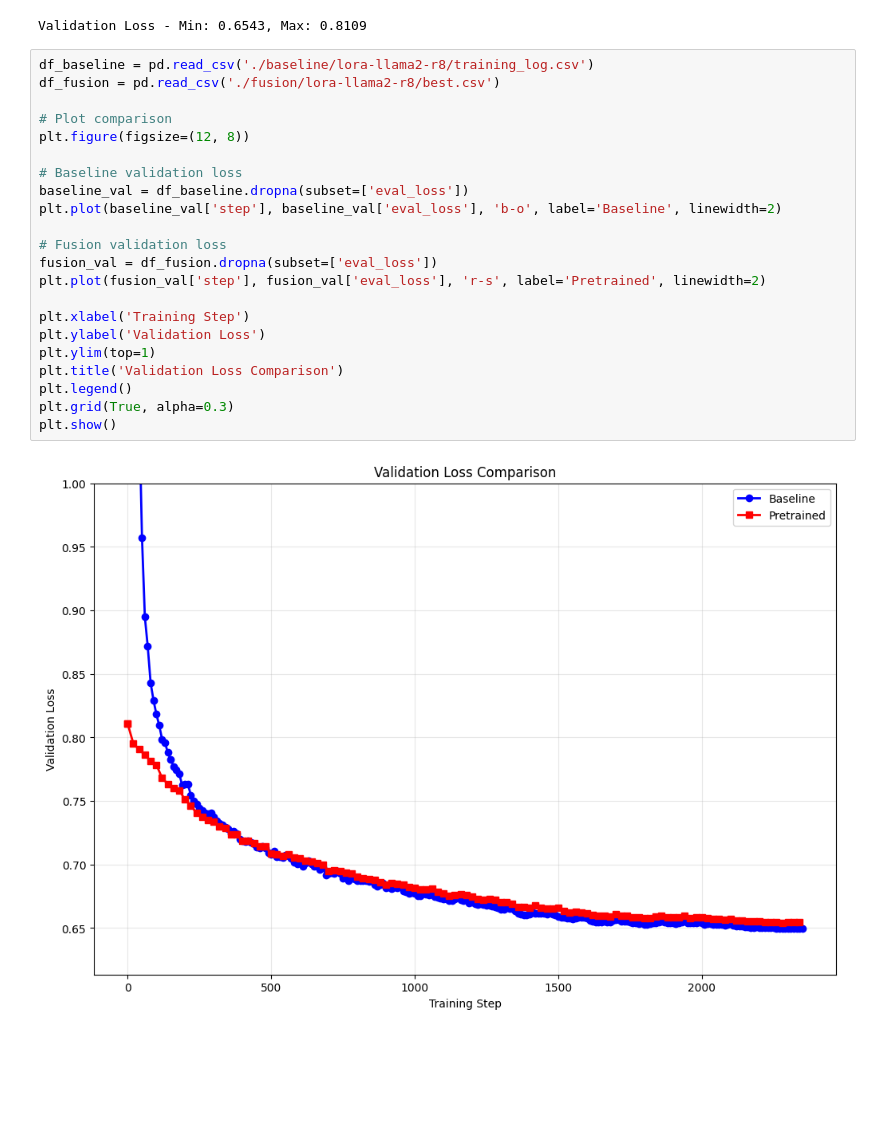
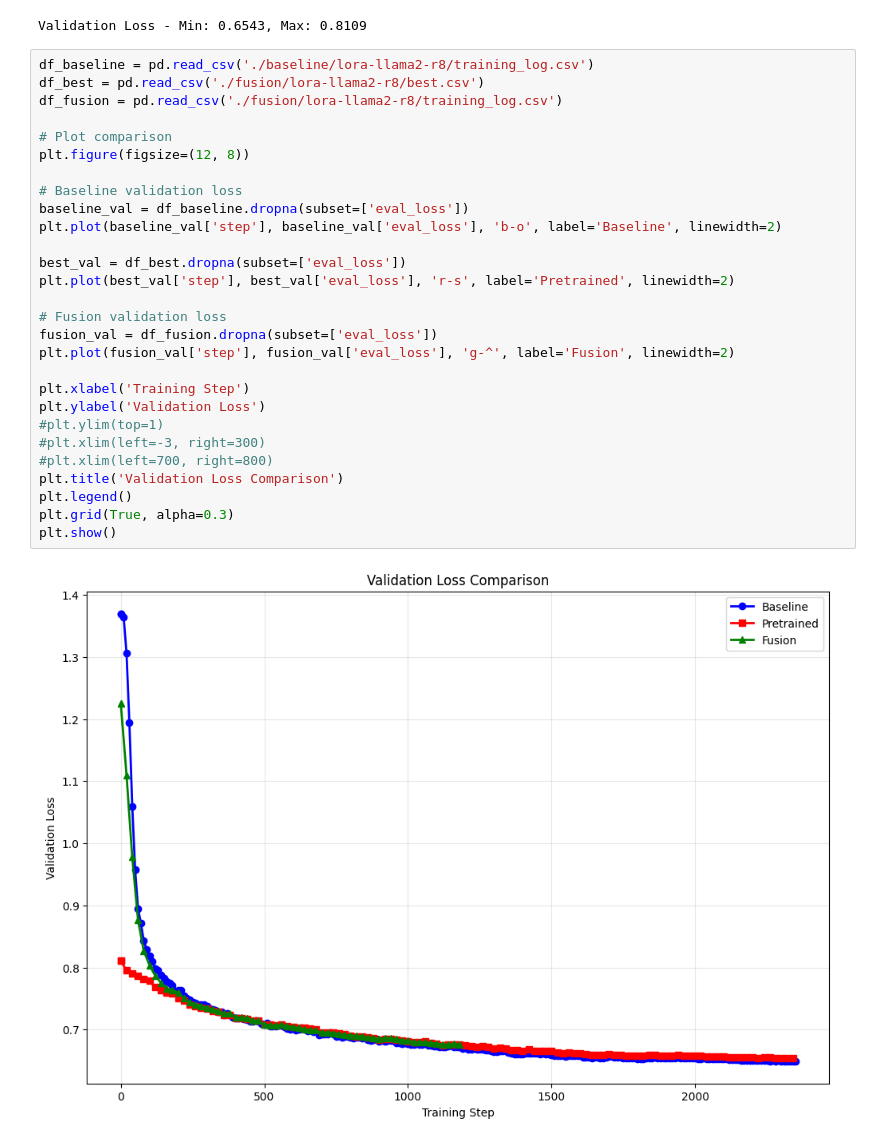
Before and after one commit to Igzi/fall-2025-semester-project, a Jupyter notebook: training/plot_graphs.ipynb, the cells around one changed output. Saved outputs shown, nothing was run; the diff lists cells and outputs as text; blank space fills up the shorter version.

Commit message:
Training results

```diff
--- a/training/plot_graphs.ipynb
+++ b/training/plot_graphs.ipynb
@@ -110,25 +110,31 @@ First 5 rows:
 Validation Loss - Min: 0.6543, Max: 0.8109
 # %%
 df_baseline = pd.read_csv('./baseline/lora-llama2-r8/training_log.csv')
-df_fusion = pd.read_csv('./fusion/lora-llama2-r8/best.csv')
+df_best = pd.read_csv('./fusion/lora-llama2-r8/best.csv')
+df_fusion = pd.read_csv('./fusion/lora-llama2-r8/training_log.csv')
 
 # Plot comparison
 plt.figure(figsize=(12, 8))
 
 # Baseline validation loss
 baseline_val = df_baseline.dropna(subset=['eval_loss'])
 plt.plot(baseline_val['step'], baseline_val['eval_loss'], 'b-o', label='Baseline', linewidth=2)
 
+best_val = df_best.dropna(subset=['eval_loss'])
+plt.plot(best_val['step'], best_val['eval_loss'], 'r-s', label='Pretrained', linewidth=2)
+
 # Fusion validation loss
 fusion_val = df_fusion.dropna(subset=['eval_loss'])
-plt.plot(fusion_val['step'], fusion_val['eval_loss'], 'r-s', label='Pretrained', linewidth=2)
+plt.plot(fusion_val['step'], fusion_val['eval_loss'], 'g-^', label='Fusion', linewidth=2)
 
 plt.xlabel('Training Step')
 plt.ylabel('Validation Loss')
-plt.ylim(top=1)
+#plt.ylim(top=1)
+#plt.xlim(left=-3, right=300)
+#plt.xlim(left=700, right=800)
 plt.title('Validation Loss Comparison')
 plt.legend()
 plt.grid(True, alpha=0.3)
 plt.show()
 # %% [output]
-[figure, old version]
+[figure, new version]
```
Also changed, not shown: 5 other files.
